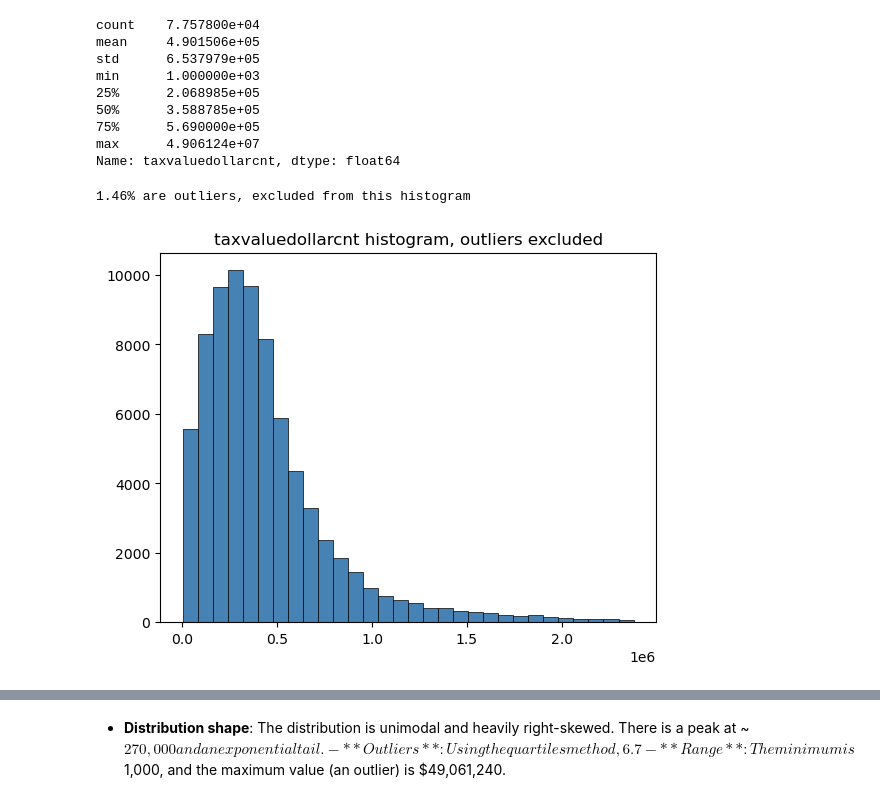
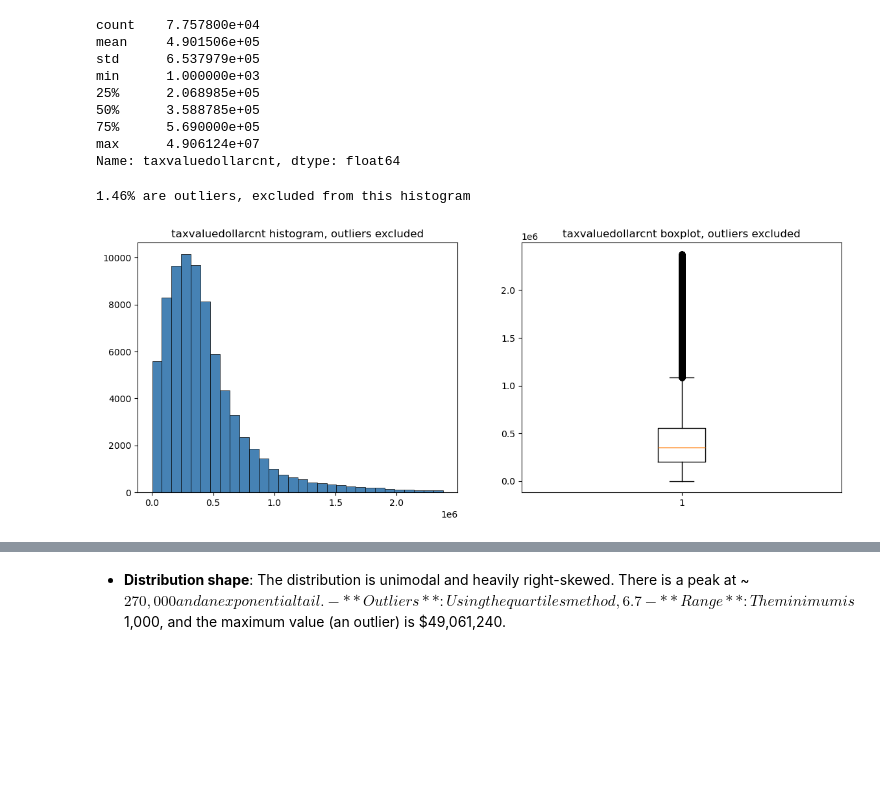
Before and after one commit to kumargaurav-bu-edu/bu_shared_projects, a Jupyter notebook: 02_eda_feature_visualization.ipynb, the cells around one changed output, grey strips where cells are left out. Drawn from its saved outputs; the diff is of its cells as text; code cells hidden in the pictures; blank space fills up the shorter version.

```diff
--- a/02_eda_feature_visualization.ipynb
+++ b/02_eda_feature_visualization.ipynb
@@ -169,26 +198,33 @@ min      1.000000e+03
 max      4.906124e+07
 Name: taxvaluedollarcnt, dtype: float64
 # %%
-# Histogram, outliers removed:
+# Target deep dive, outliers removed:
 
-# calculate outlier cutoff, defined by Q3 + 1.5IQR:
+fig, axes = plt.subplots(1, 2, figsize=(14, 5))
+
+# calculate outlier cutoff, defined by Q3 + x*IQR:
 IQR = df[target].quantile(0.75) - df[target].quantile(0.25)
 uppercutoff = df[target].quantile(0.75) + 5*IQR
 lowercutoff = df[target].quantile(0.25) - 5*IQR
 
 # create mask to exclude left and right-side outliers:
 mask = (df[target] > lowercutoff) & (df[target] < uppercutoff)
 no_outliers = df[mask]
 
 # calculate % outliers:
 target_outliers = abs(no_outliers.shape[0] / df[target].shape[0] - 1)*100
 print(f"{target_outliers:.2f}% are outliers, excluded from this histogram")
 
-# plot:
-plt.hist(no_outliers[target].dropna(), bins=30, edgecolor='black', linewidth=0.5, color='steelblue')
-plt.title(f'{target} histogram, outliers excluded')
+# plot histogram:
+axes[0].hist(no_outliers[target].dropna(), bins=30, edgecolor='black', linewidth=0.5, color='steelblue')
+axes[0].set_title(f'{target} histogram, outliers excluded')
 # show distance from mean on x-axis
+
+# plot boxplot:
+axes[1].boxplot(no_outliers[target].dropna(), vert=True)
+axes[1].set_title(f'{target} boxplot, outliers excluded')
+
 None
 # %% [output]
 1.46% are outliers, excluded from this histogram
-[figure, old version]
+[figure, new version]
```
Also changed, not shown: parts of 12 cells of this notebook, 3 other files.
